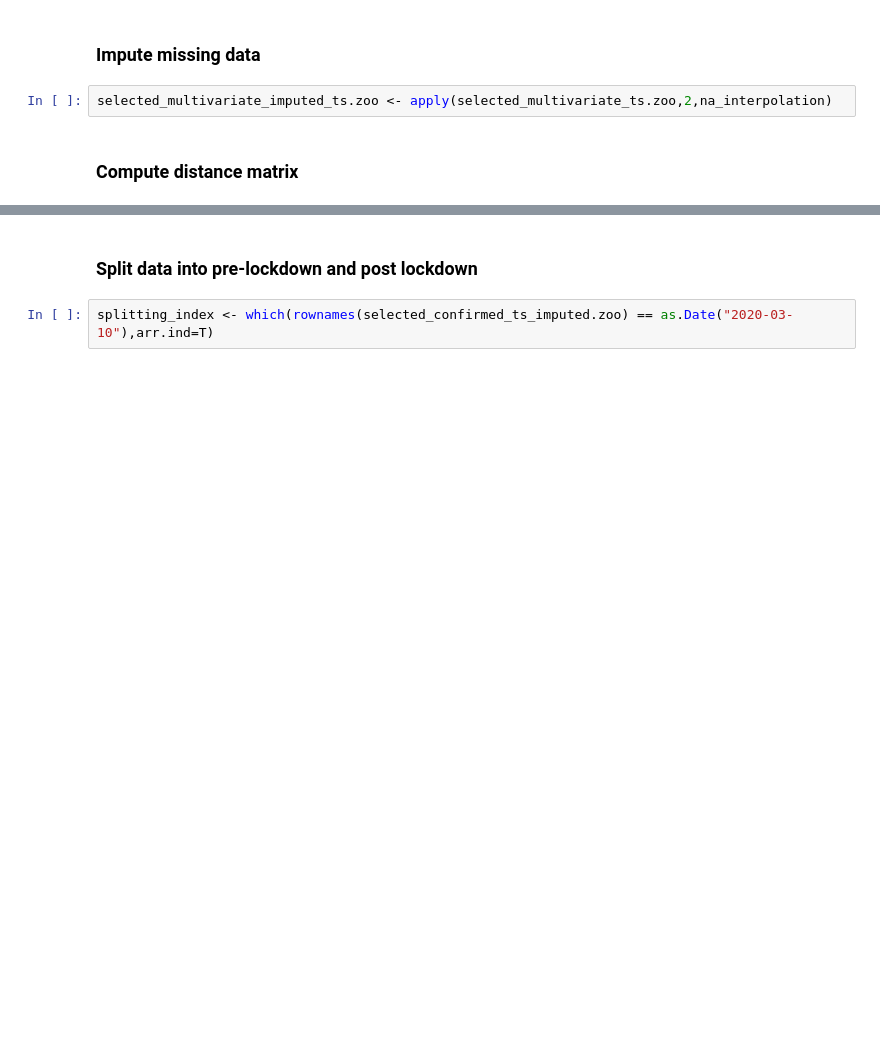
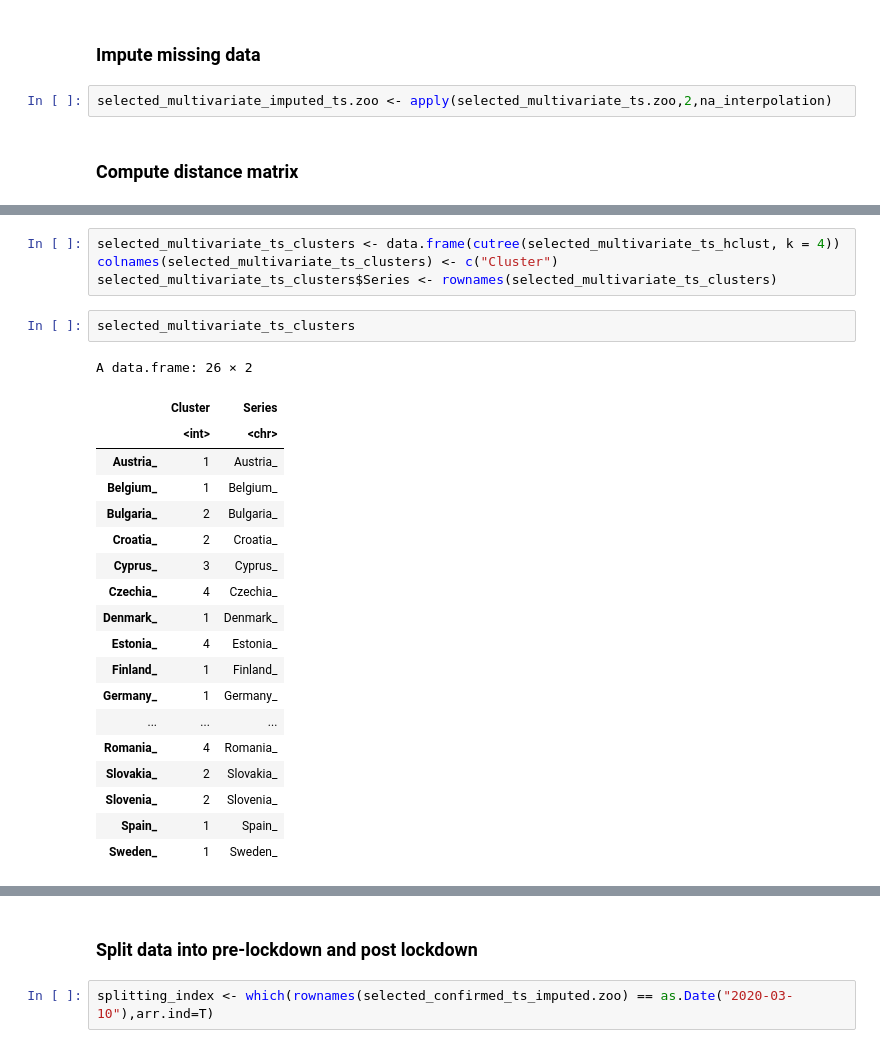
Before and after one commit to TheoVerhelst/ulb-mlg-time-series-impact, a Jupyter notebook: TimeSeriesClustering.ipynb, the cells around one changed output, grey strips where cells are left out. Cells and saved outputs as stored; diff of their text form; blank space fills up the shorter version.

```diff
--- a/TimeSeriesClustering.ipynb
+++ b/TimeSeriesClustering.ipynb
@@ -268,3 +268,29 @@ selected_multivariate_ts <- hclust(selected_multivariate_ts_dm, method="ward.D")
 plot(selected_multivariate_ts)
 # %% [output]
 [figure]
+# %%
+selected_multivariate_ts_clusters <- data.frame(cutree(selected_multivariate_ts_hclust, k = 4))
+colnames(selected_multivariate_ts_clusters) <- c("Cluster")
+selected_multivariate_ts_clusters$Series <- rownames(selected_multivariate_ts_clusters)
+# %%
+selected_multivariate_ts_clusters
+# %% [output]
+A data.frame: 26 × 2
+|  | Cluster | Series |
+|  | <int> | <chr> |
+| Austria_ | 1 | Austria_ |
+| Belgium_ | 1 | Belgium_ |
+| Bulgaria_ | 2 | Bulgaria_ |
+| Croatia_ | 2 | Croatia_ |
+| Cyprus_ | 3 | Cyprus_ |
+| Czechia_ | 4 | Czechia_ |
+| Denmark_ | 1 | Denmark_ |
+| Estonia_ | 4 | Estonia_ |
+| Finland_ | 1 | Finland_ |
+| Germany_ | 1 | Germany_ |
+| ... | ... | ... |
+| Romania_ | 4 | Romania_ |
+| Slovakia_ | 2 | Slovakia_ |
+| Slovenia_ | 2 | Slovenia_ |
+| Spain_ | 1 | Spain_ |
+| Sweden_ | 1 | Sweden_ |
```
Also changed, not shown: parts of 6 cells of this notebook.
